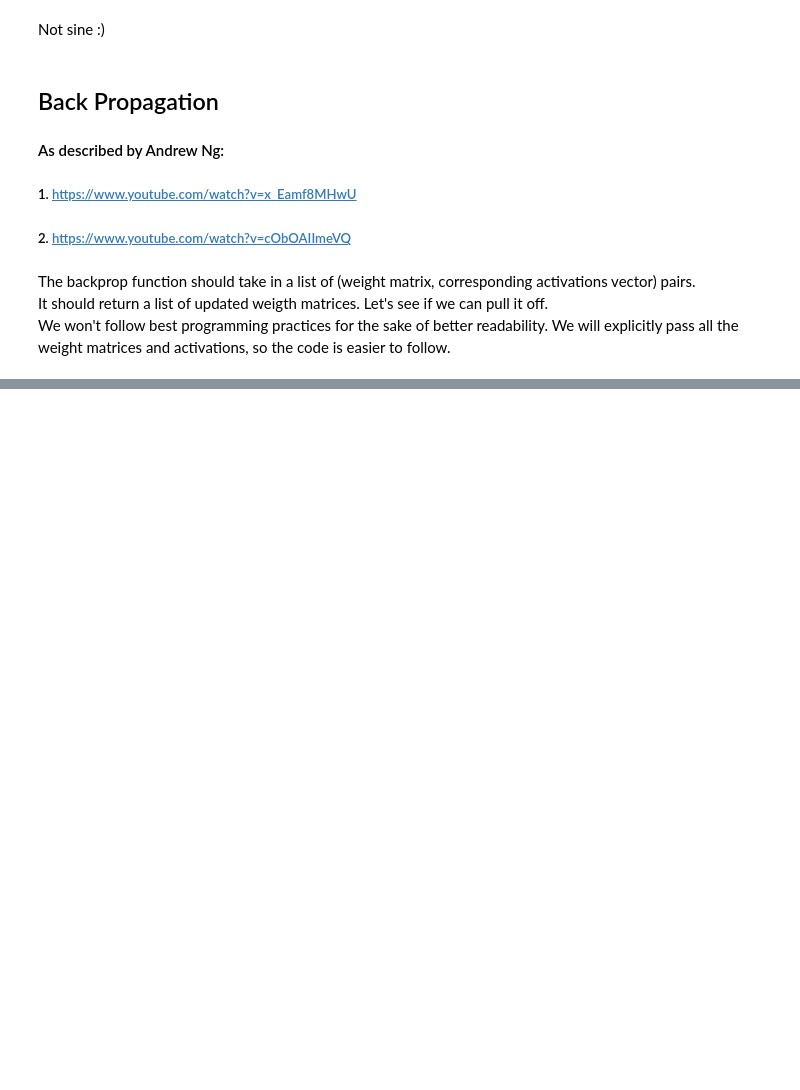
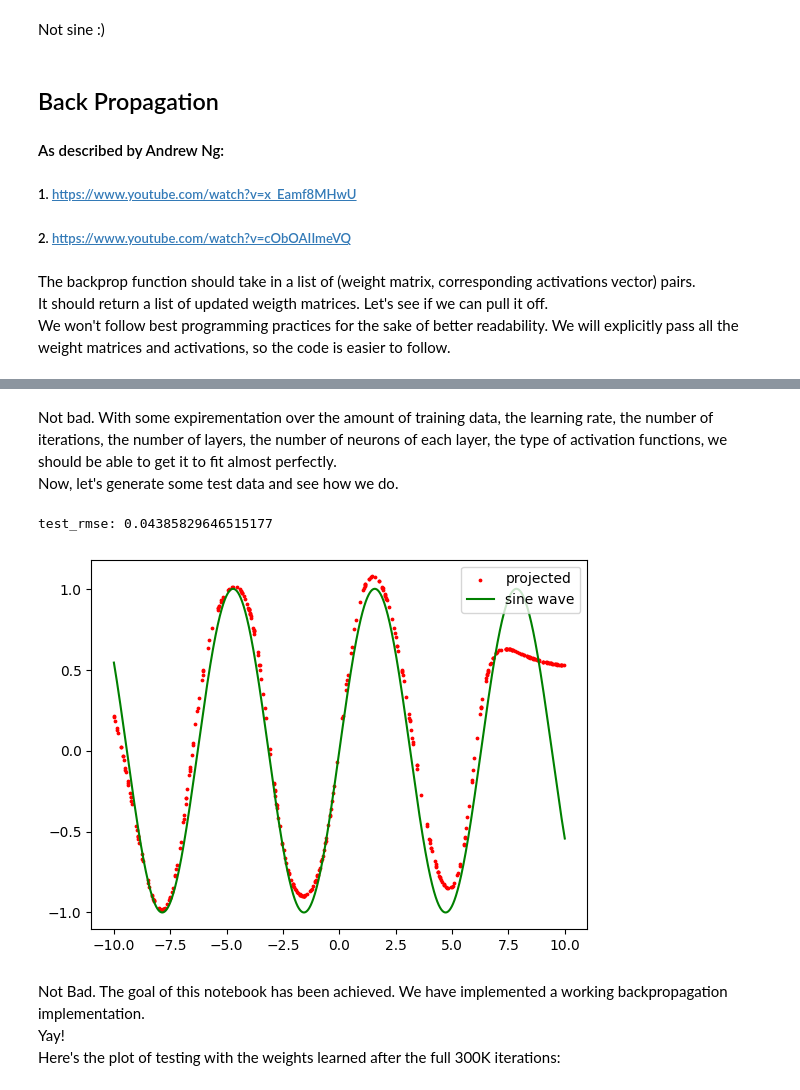
Before and after one commit to boyko11/neural-net-scratch, a Jupyter notebook: neural_net.ipynb, the cells around one changed output, grey strips where cells are left out. Drawn from its saved outputs; the diff is of its cells as text; code cells hidden in the pictures; blank space fills up the shorter version.

```diff
--- a/neural_net.ipynb
+++ b/neural_net.ipynb
@@ -358,0 +430,31 @@ se_after_backprop: 2858.3773047481736
+# %% [markdown]
+Not bad. With some expirementation over the amount of training data, the learning rate, the number of iterations, the number of layers, the number of neurons of each layer, the type of activation functions, we should be able to get it to fit almost perfectly.
+Now, let's generate some test data and see how we do.
+# %%
+test_x_vals = np.random.uniform(low=-10, high=10, size=400)
+test_y_vals = np.sin(test_x_vals)
+
+test_x_vals = test_x_vals[:, np.newaxis].T
+test_y_vals = test_y_vals[:, np.newaxis].T
+
+_, _, projected_y_vals = forward_prop(test_x_vals, hidden_layer_1_weight_matrix, hidden_layer_2_weight_matrix,
+                 output_layer_weight_matrix)
+
+test_rmse = rmse(test_y_vals, projected_y_vals)
+print(f'test_rmse: {test_rmse}')
+
+x_sine_wave = np.arange(-10, 10, 0.001)
+y_sine_wave = np.sin(x_sine_wave)
+
+plt.figure(figure_counter)
+plt.scatter(test_x_vals, projected_y_vals, s=3, c='red', label='projected')
+plt.plot(x_sine_wave, y_sine_wave, c='green', label='sine wave')
+plt.legend(loc='upper right')
+plt.show()
+# %% [output]
+test_rmse: 0.04385829646515177
+[figure, added]
+# %% [markdown]
+Not Bad. The goal of this notebook has been achieved. We have implemented a working backpropagation implementation.
+Yay!
+Here's the plot of testing with the weights learned after the full 300K iterations:
```
Also changed, not shown: parts of 9 cells of this notebook, 3 other files.
